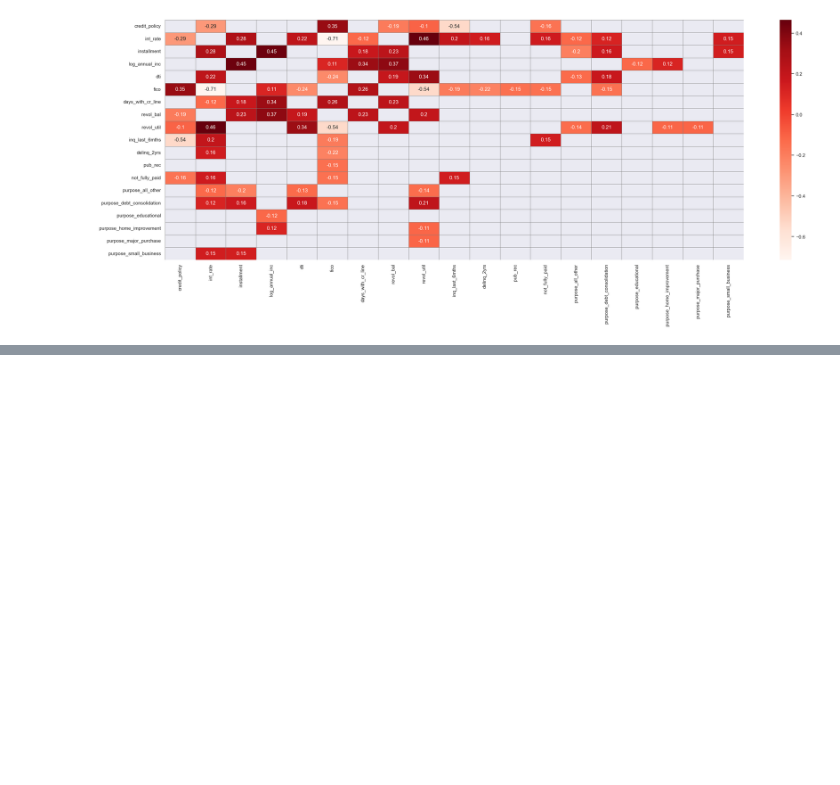
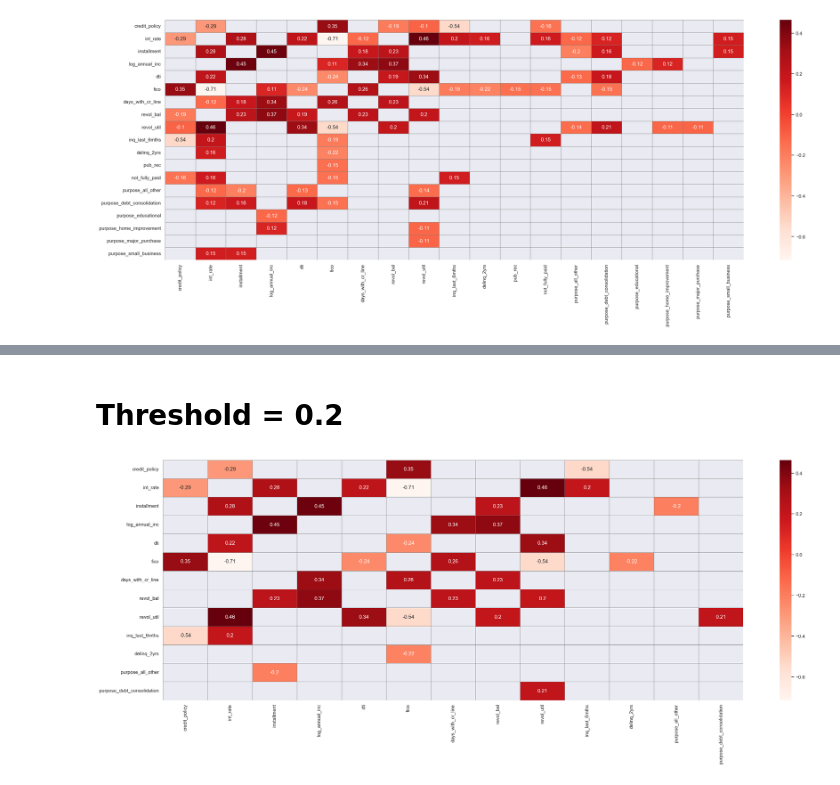
Before and after one commit to EzraTam/exploratory-analysis, a Jupyter notebook: notebooks/loan_analysis.ipynb, the cells around one changed output, grey strips where cells are left out. Cells and saved outputs as stored; diff of their text form; code cells hidden in the pictures; blank space fills up the shorter version.

Commit message:
Update analysis for different threshold

```diff
--- a/notebooks/loan_analysis.ipynb
+++ b/notebooks/loan_analysis.ipynb
@@ -135,0 +136,8 @@ CorrelationFeatures.show_correlation_graph()
+# %% [markdown]
+# Threshold = 0.2
+# %%
+CorrelationFeatures=ea.CorrelationFeatures(df_input=df,dummies_dict=dummies_dict).filter_correlations(threshold_absolute_correlation=0.2)
+# %%
+CorrelationFeatures.show_heat_map()
+# %% [output]
+[figure, added]
```
Also changed, not shown: parts of 6 cells of this notebook.
